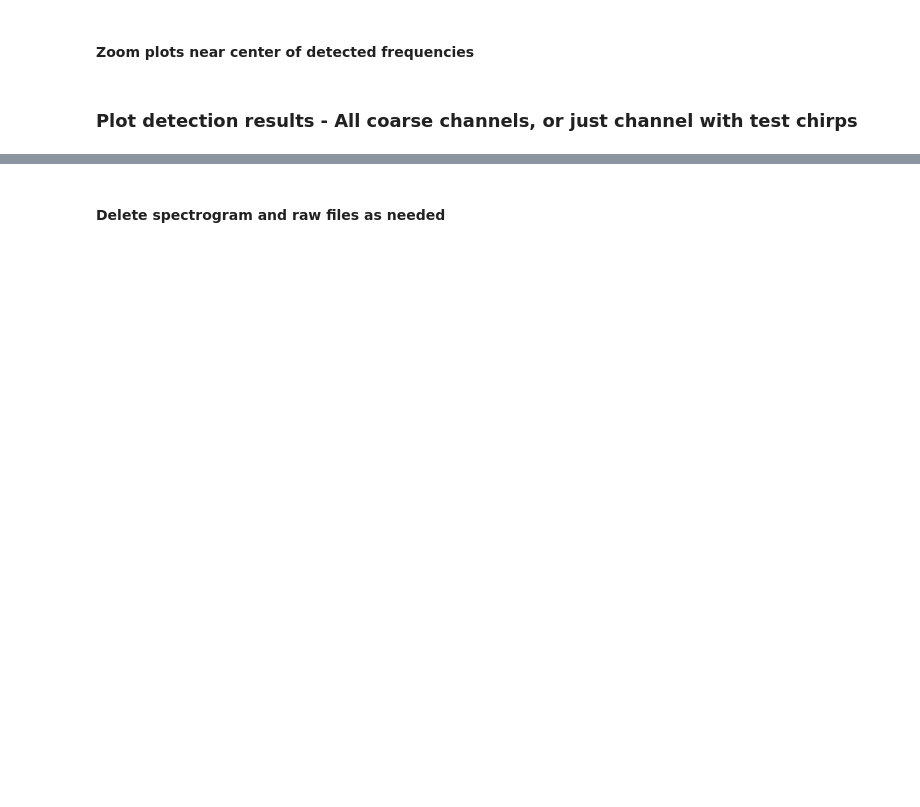
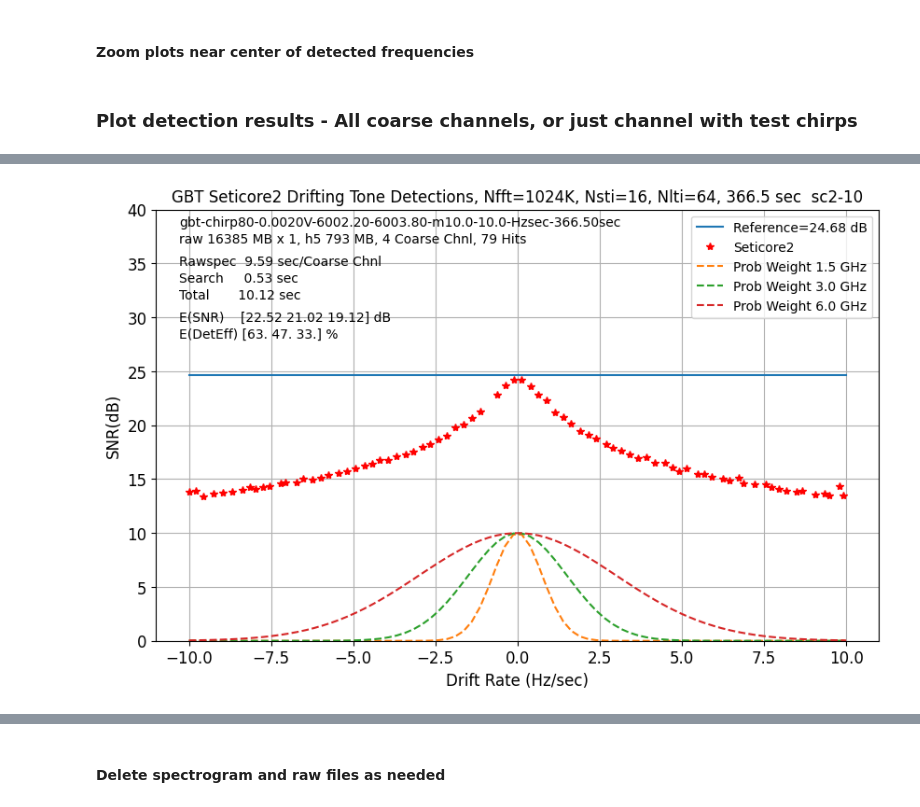
Before and after one commit to khouston22/seti_end_to_end, a Jupyter notebook: 01_seti_end_to_end.ipynb, the cells around one changed output, grey strips where cells are left out. Drawn from its saved outputs; the diff is of its cells as text; code cells hidden in the pictures; blank space fills up the shorter version.

```diff
--- a/01_seti_end_to_end.ipynb
+++ b/01_seti_end_to_end.ipynb
@@ -846,40 +990,44 @@ if plot_multichirp_dets2 & isChirp:
         pltg.plot_generic(x_data=[drift_rate_truth,det_drift_rate,drift_rate_truth],
                 y_data=[ref_snr_db*np.ones(np.size(drift_rate_truth)),det_snr_db,prob_weight],
                 xy_markers = ['-','r*','--'],
-                xy_legend = ['Reference',search_app_string,prob_legend],
+                xy_legend = [reference_str,search_app_string,prob_legend],
                 x_limits=[sig_min_drift-1,sig_max_drift+1],
                 y_limits=[0., np.amax((40.,5.*np.ceil(ref_snr_db/5)+5.))],
                 x_label = 'Drift Rate (Hz/sec)',
                 y_label = 'SNR(dB)',
                 fig_title= telescope.upper() + ' '+search_app_string+' Drifting Tone Detections, ' + config_str,
                 fig_text_list=[[.15,.85,raw_file_stem],
                                 [.15,.82,f'raw {raw_size_MB:3.0f} MB x {p["n_raw_files"]}, h5 {h5_size_MB:3.0f} MB, {n_coarse_channels} Coarse Chnl, {n_det} Hits'],
                                 [.15,.78,f'Rawspec {t_rawspec:5.2f} sec/Coarse Chnl'],
                                 [.15,.75,f'Search    {t_search:5.2f} sec'],
                                 [.15,.72,f'Total       {t_total:5.2f} sec'],
-                                [.15,.68,snr_string]],
+                                [.15,.68,snr_string],
+                                [.15,.65,det_eff_pct_string]],
                 legend_loc = 'upper right',
                 display_fig=display_figs01,
-                savfig_name=fig_dir+'08-' + fig_name_base+'-'+search_app_string.lower()+'-det-'+test_case+'.png')
+                savfig_name=fig_dir+'08-' + fig_name_base+'-'+'-det-'+test_case+'.png')
 
 
 if False & plot_multichirp_dets2 & isChirp:
 
         pltg.plot_generic(x_data=[drift_rate_truth,det_drift_rate],
                 y_data=[ref_snr_db*np.ones(np.size(drift_rate_truth)),det_snr_db],
                 xy_markers = ['-','r*'],
-                xy_legend = ['Reference','Seticore'],
+                xy_legend = [reference_str,search_app_string],
                 x_limits=[sig_min_drift-1,sig_max_drift+1],
                 y_limits=[5., np.amax((45.,5.*np.ceil(ref_snr_db/5)+5.))],
                 x_label = 'Drift Rate (Hz/sec)',
                 y_label = 'SNR(dB)',
                 fig_title= telescope.upper() + ' '+search_app_string+' Drifting Tone Detections, ' + config_str,
                 fig_text_list=[[.15,.85,raw_file_stem],
                                 [.15,.82,f'raw {raw_size_MB:3.0f} MB x {p["n_raw_files"]}, h5 {h5_size_MB:3.0f} MB, {n_coarse_channels} Coarse Chnl, {n_det} Hits'],
                                 [.15,.78,f'Rawspec {t_rawspec:5.2f} sec/Coarse Chnl'],
                                 [.15,.75,f'Search    {t_search:5.2f} sec'],
                                 [.15,.72,f'Total       {t_total:5.2f} sec'],
-                                [.15,.68,snr_string]],
+                                [.15,.68,snr_string],
+                                [.15,.65,det_eff_pct_string]],
                 legend_loc = 'lower right',
                 display_fig=display_figs01,
-                savfig_name=fig_dir+'09-' + fig_name_base+'-'+search_app_string.lower()+'-det-'+test_case+'.png')
+                savfig_name=fig_dir+'08a-' + fig_name_base+'-det-'+test_case+'.png')
+# %% [output]
+[figure, added]
```
Also changed, not shown: parts of 15 cells of this notebook, 3 other files.
